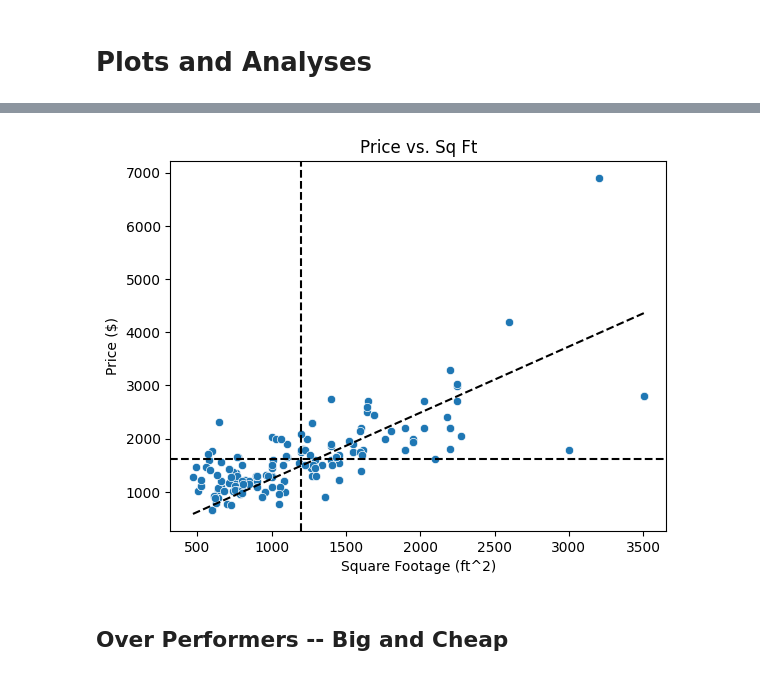
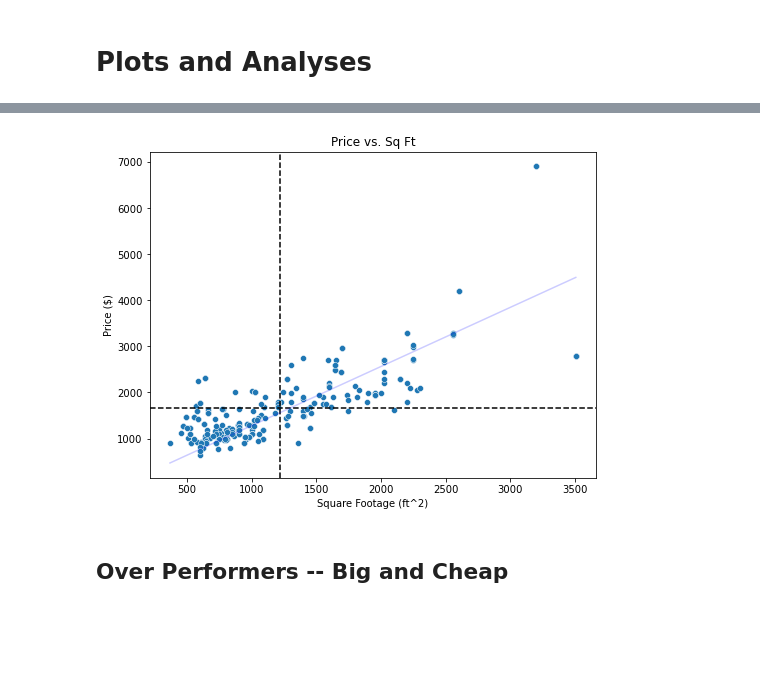
Before and after one commit to mbcalli/apartment-search, a Jupyter notebook: scrape.ipynb, the cells around one changed output, grey strips where cells are left out. Drawn from its saved outputs; the diff is of its cells as text; code cells hidden in the pictures; blank space fills up the shorter version.

```diff
--- a/scrape.ipynb
+++ b/scrape.ipynb
@@ -151,7 +148,9 @@ headers={"User-Agent":"Mozilla/5.0 (Windows NT 10.0; Win64; x64) AppleWebKit/537
 
 df = None
 
-for page_number in range(1, 6):
+number_of_pages = 8
+
+for page_number in range(1, number_of_pages+1):
     url = f"https://www.realtor.com/apartments/Greenville_SC/pg-{page_number}"
 
     response = requests.get(url, headers=headers)
@@ -164,5 +163,5 @@ for page_number in range(1, 6):
     else:
         df = pd.concat((df, property_df))
 
-    print(page_number)
+    print(f"Page {page_number} of {number_of_pages} complete.")
 # %% [output]
@@ -224,24 +228,26 @@ plt.show()
 # %%
-sns.scatterplot(x='min_sqft', y='min_price', data=df)
+fig, ax = plt.subplots(figsize=(8, 6))
 
-plt.axvline(df['min_sqft'].mean(), linestyle='--', color='k')
-plt.axhline(df['min_price'].mean(), linestyle='--', color='k')
+sns.scatterplot(x='min_sqft', y='min_price', data=df, ax=ax)
+
+ax.axvline(df['min_sqft'].mean(), linestyle='--', color='k')
+ax.axhline(df['min_price'].mean(), linestyle='--', color='k')
 
 lm = LinearRegression(fit_intercept=False)
 no_na = df.dropna()
 X = no_na[['min_sqft']]
 y = no_na[['min_price']]
 lm.fit(X, y)
 
 xs = np.linspace(df.min_sqft.min(), df.min_sqft.max()).reshape(-1, 1)
-plt.plot(xs, lm.predict(xs), linestyle='--', color='k')
+ax.plot(xs, lm.predict(xs), linestyle='-', color='blue', alpha=0.2)
 
-plt.xlabel('Square Footage (ft^2)')
-plt.ylabel('Price ($)')
-plt.title('Price vs. Sq Ft')
+ax.set_xlabel('Square Footage (ft^2)')
+ax.set_ylabel('Price ($)')
+ax.set_title('Price vs. Sq Ft')
 plt.show()
 # %% [output]
-[figure, old version]
+[figure, new version]
 # %% [markdown]
 ## Over Performers -- Big and Cheap
 # %%
```
Also changed, not shown: parts of 15 cells of this notebook, 9 other files.
